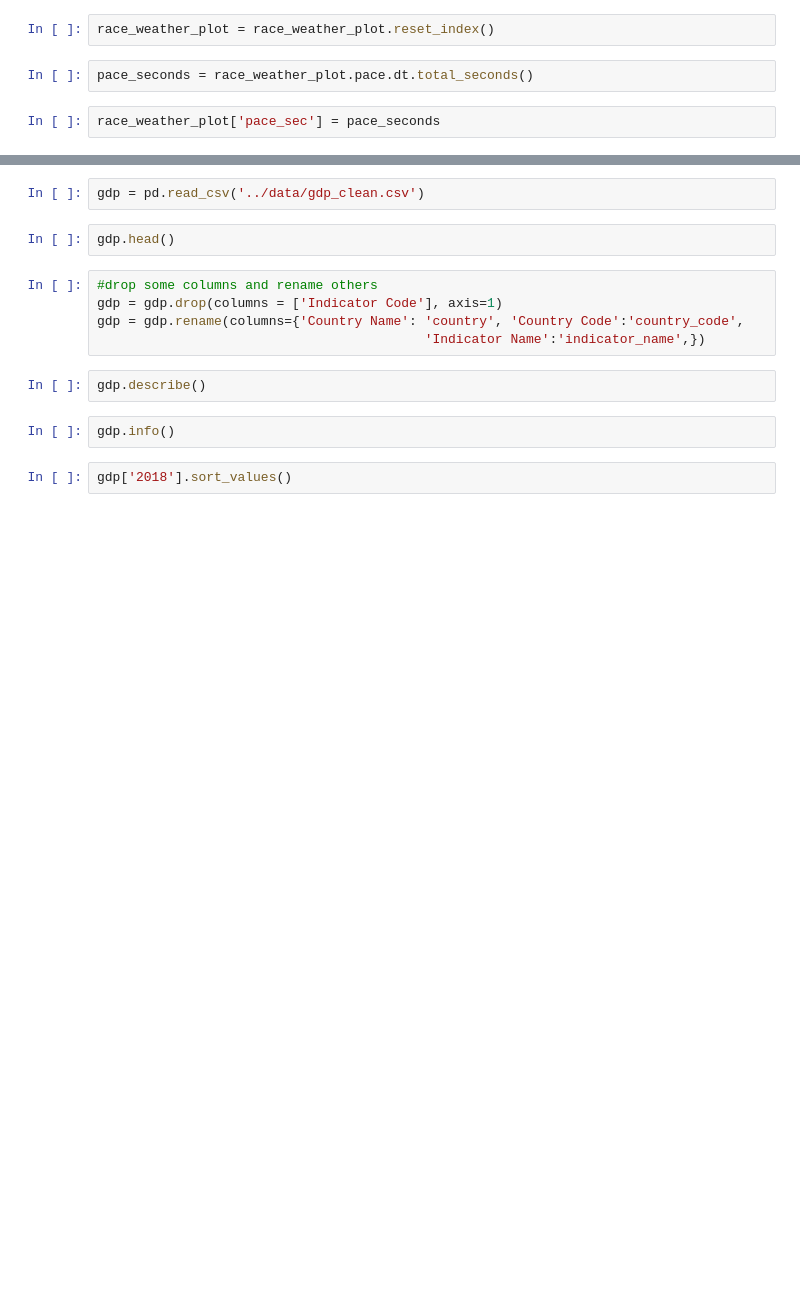
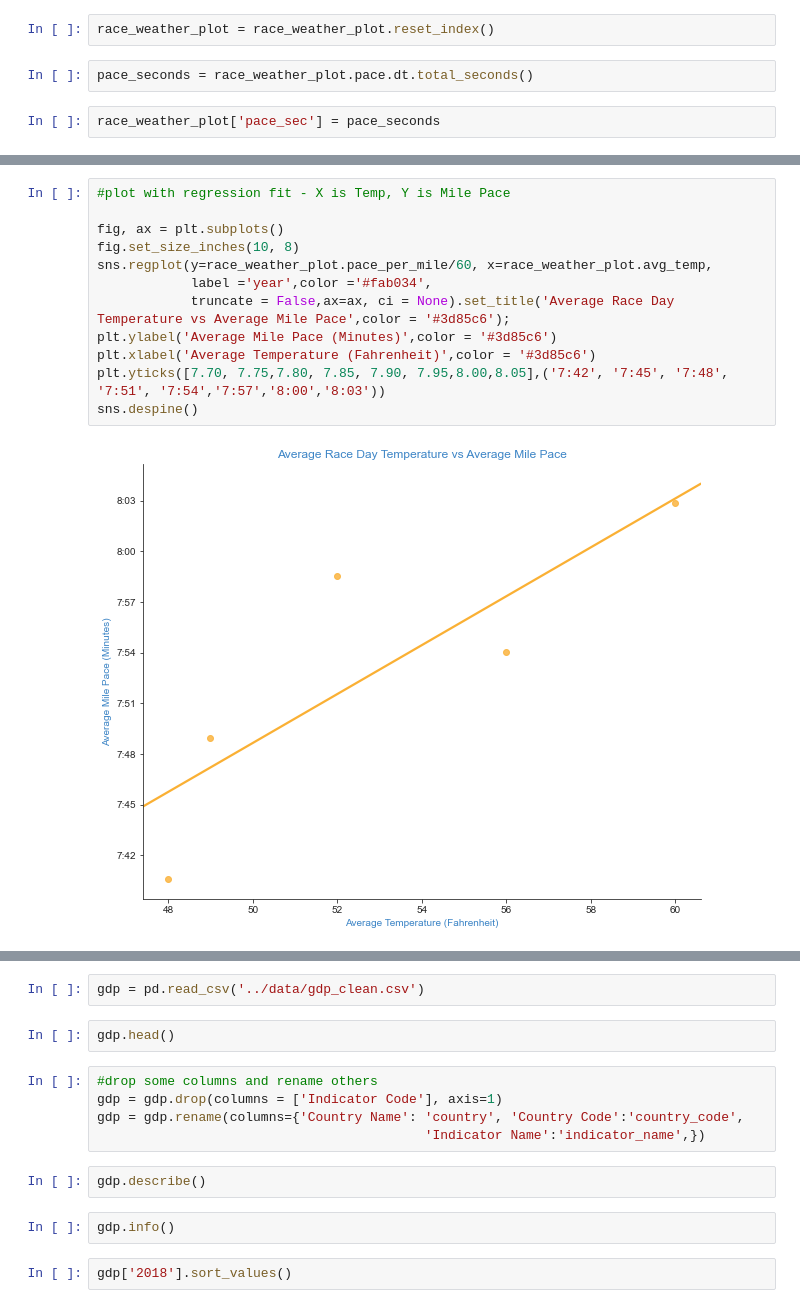
Before and after one commit to nmuldowney/nyc-marathon-capstone, a Jupyter notebook: notebooks/nyc_weather_and_gdp_eda.ipynb, the cells around one changed output, grey strips where cells are left out. Drawn from its saved outputs; the diff is of its cells as text; blank space fills up the shorter version.

```diff
--- a/notebooks/nyc_weather_and_gdp_eda.ipynb
+++ b/notebooks/nyc_weather_and_gdp_eda.ipynb
@@ -487,0 +485,14 @@ sns.regplot(x=race_weather_plot.pace_sec/60, y=race_weather_plot.avg_temp,
+# %%
+#plot with regression fit - X is Temp, Y is Mile Pace
+
+fig, ax = plt.subplots()
+fig.set_size_inches(10, 8)
+sns.regplot(y=race_weather_plot.pace_per_mile/60, x=race_weather_plot.avg_temp,
+            label ='year',color ='#fab034',
+            truncate = False,ax=ax, ci = None).set_title('Average Race Day Temperature vs Average Mile Pace',color = '#3d85c6');
+plt.ylabel('Average Mile Pace (Minutes)',color = '#3d85c6')
+plt.xlabel('Average Temperature (Fahrenheit)',color = '#3d85c6')
+plt.yticks([7.70, 7.75,7.80, 7.85, 7.90, 7.95,8.00,8.05],('7:42', '7:45', '7:48', '7:51', '7:54','7:57','8:00','8:03'))
+sns.despine()
+# %% [output]
+[figure, added]
```
Also changed, not shown: parts of 26 cells of this notebook, 1 other file.
